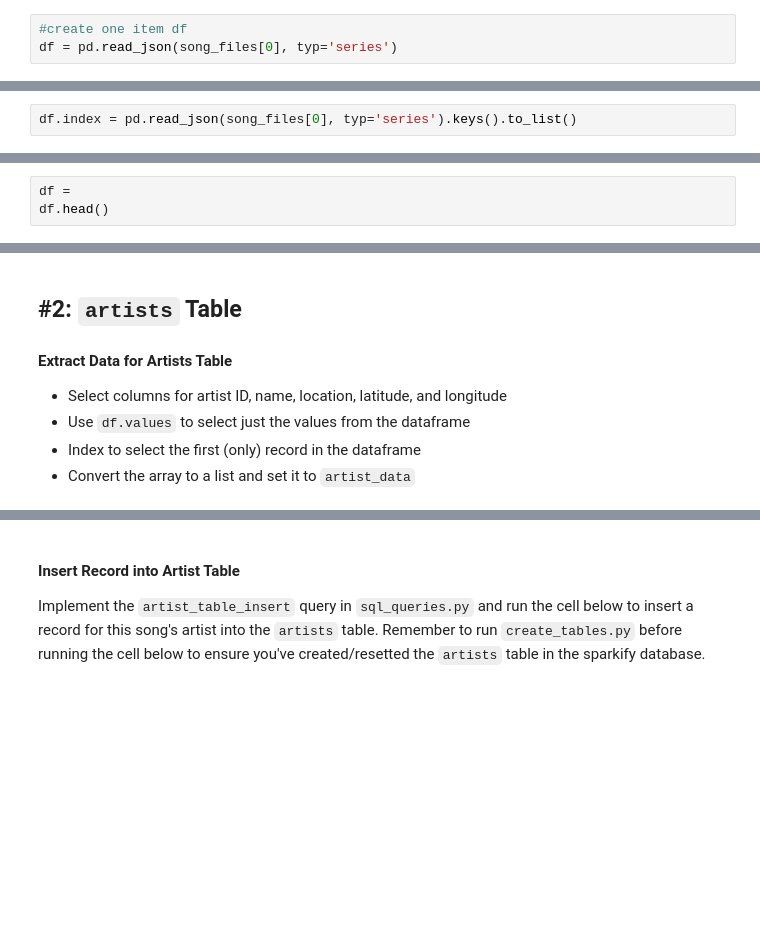
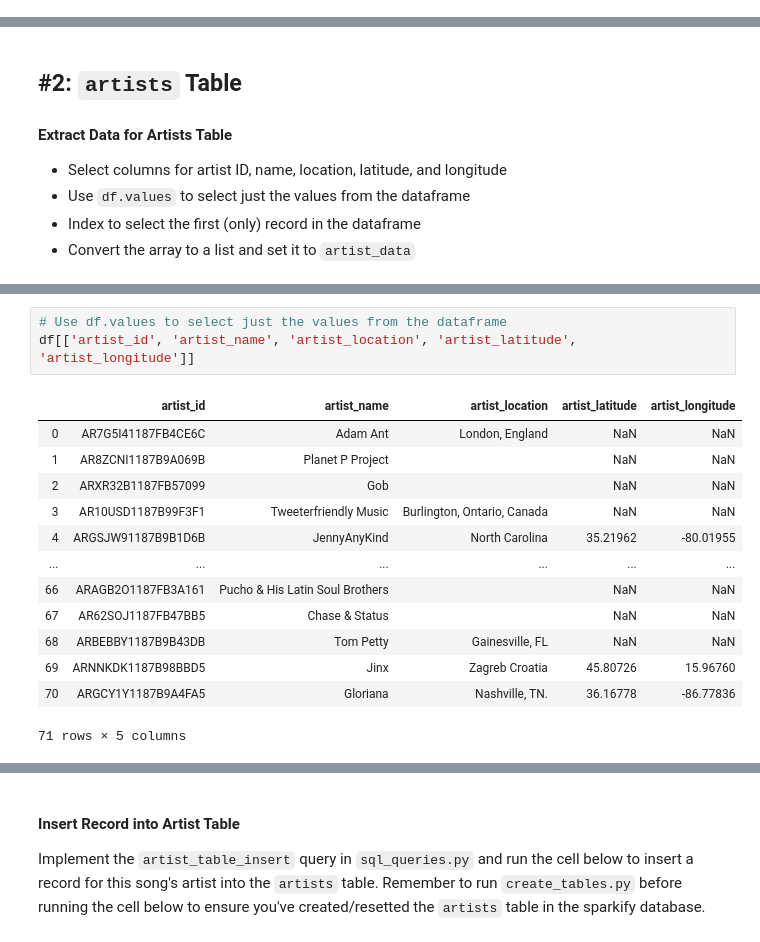
Before and after one commit to jcanque777/ud_data_eng_proj1, a Jupyter notebook: etl.ipynb, the cells around one changed output, grey strips where cells are left out. Cells and saved outputs as stored; diff of their text form; blank space fills up the shorter version.

```diff
--- a/etl.ipynb
+++ b/etl.ipynb
@@ -96,3 +57,0 @@ df_index = (pd.read_json(song_files[0], typ = 'series').keys()).to_list()
-# %%
-#create one item df
-df = pd.read_json(song_files[0], typ='series')
@@ -113,2 +57,0 @@ dtype: object
-# %%
-df.index = pd.read_json(song_files[0], typ='series').keys().to_list()
@@ -137,6 +58,3 @@ dtype: object
-# %%
-df =
-df.head()
 # %% [markdown]
 ## #1: `songs` Table
 #### Extract Data for Songs Table
@@ -167,0 +105,17 @@ artist_data
+# %%
+# Use df.values to select just the values from the dataframe
+df[['artist_id', 'artist_name', 'artist_location', 'artist_latitude', 'artist_longitude']]
+# %% [output]
+|  | artist_id | artist_name | artist_location | artist_latitude | artist_longitude |
+| 0 | AR7G5I41187FB4CE6C | Adam Ant | London, England | NaN | NaN |
+| 1 | AR8ZCNI1187B9A069B | Planet P Project |  | NaN | NaN |
+| 2 | ARXR32B1187FB57099 | Gob |  | NaN | NaN |
+| 3 | AR10USD1187B99F3F1 | Tweeterfriendly Music | Burlington, Ontario, Canada | NaN | NaN |
+| 4 | ARGSJW91187B9B1D6B | JennyAnyKind | North Carolina | 35.21962 | -80.01955 |
+| ... | ... | ... | ... | ... | ... |
+| 66 | ARAGB2O1187FB3A161 | Pucho & His Latin Soul Brothers |  | NaN | NaN |
+| 67 | AR62SOJ1187FB47BB5 | Chase & Status |  | NaN | NaN |
+| 68 | ARBEBBY1187B9B43DB | Tom Petty | Gainesville, FL | NaN | NaN |
+| 69 | ARNNKDK1187B98BBD5 | Jinx | Zagreb Croatia | 45.80726 | 15.96760 |
+| 70 | ARGCY1Y1187B9A4FA5 | Gloriana | Nashville, TN. | 36.16778 | -86.77836 |
+71 rows × 5 columns
```
Also changed, not shown: parts of 59 cells of this notebook.
